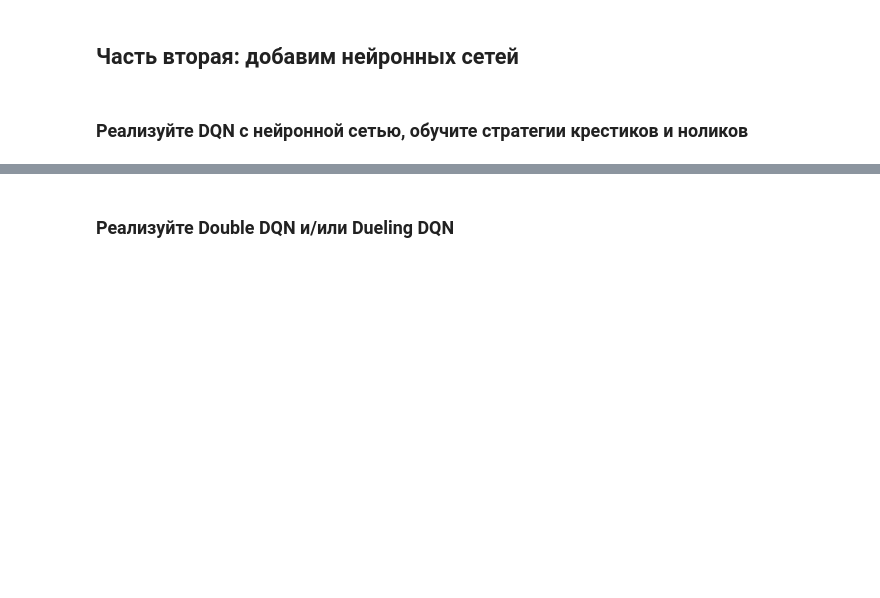
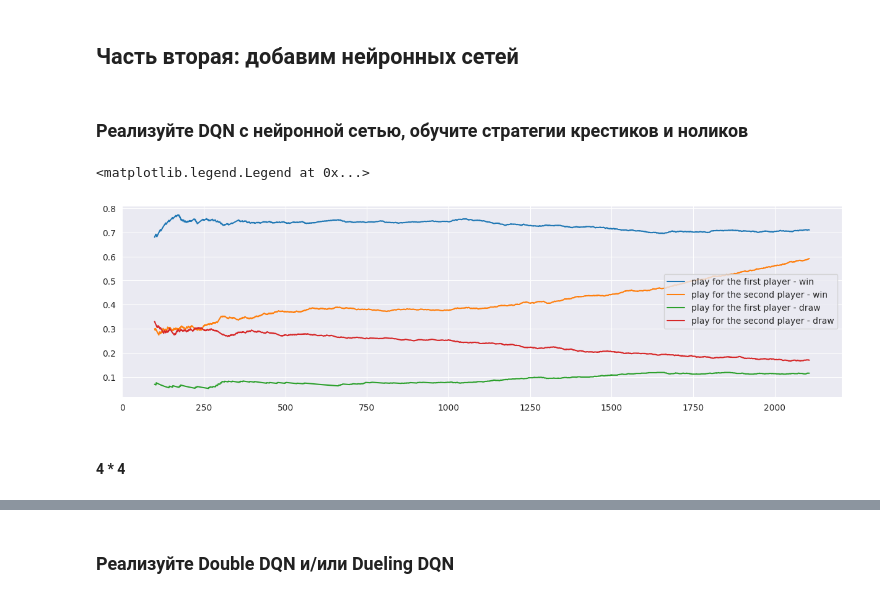
Before and after one commit to dertty/RL_and_Advanced_DL_HW2, a Jupyter notebook: hw.ipynb, the cells around one changed output, grey strips where cells are left out. Drawn from its saved outputs; the diff is of its cells as text; code cells hidden in the pictures; blank space fills up the shorter version.

```diff
--- a/hw.ipynb
+++ b/hw.ipynb
@@ -226,0 +396,16 @@ pd.Series(rewards_crosses).rolling(1000, step=1, min_periods=1000).mean().plot(f
+# %%
+dqn = DQN_Learning(model=DQN, n_games=10_000)
+player1 = dqn.games(crosses=1)
+player2 = dqn.games(crosses=-1)
+# %%
+stop_loss = min(pd.Series(player1[1]).rolling(1000, step=1, min_periods=100).mean().idxmax(), pd.Series(player2[1]).rolling(1000, step=1, min_periods=100).mean().idxmax())
+ax = pd.Series(player1[0]).replace(-1, 0).rolling(1000, step=1, min_periods=100).mean().iloc[:stop_loss].plot(figsize=(15, 4), grid=True, label='play for the first player - win',)
+pd.Series(player2[0]).replace(-1, 0).rolling(1000, step=1, min_periods=100).mean().iloc[:stop_loss].plot(figsize=(15, 4), grid=True, ax=ax, label='play for the second player - win')
+(pd.Series(player1[0]) == 0).rolling(1000, step=1, min_periods=100).mean().iloc[:stop_loss].plot(figsize=(15, 4), grid=True, ax=ax, label='play for the first player - draw')
+(pd.Series(player2[0]) == 0).rolling(1000, step=1, min_periods=100).mean().iloc[:stop_loss].plot(figsize=(15, 4), grid=True, ax=ax, label='play for the second player - draw')
+ax.legend()
+# %% [output]
+<matplotlib.legend.Legend at 0x...>
+[figure, added]
+# %% [markdown]
+#### 4 * 4
```
Also changed, not shown: parts of 36 cells of this notebook.
